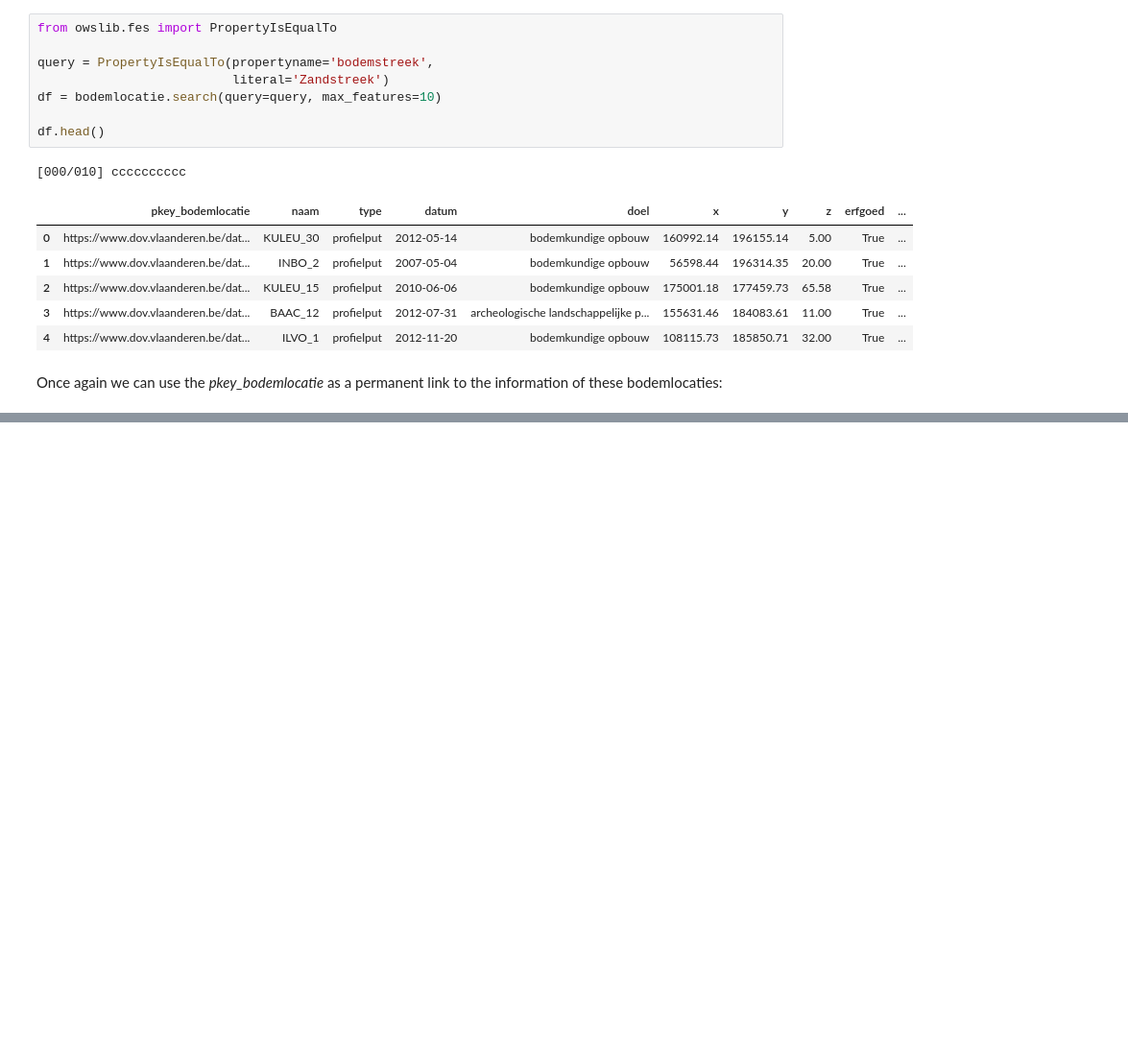
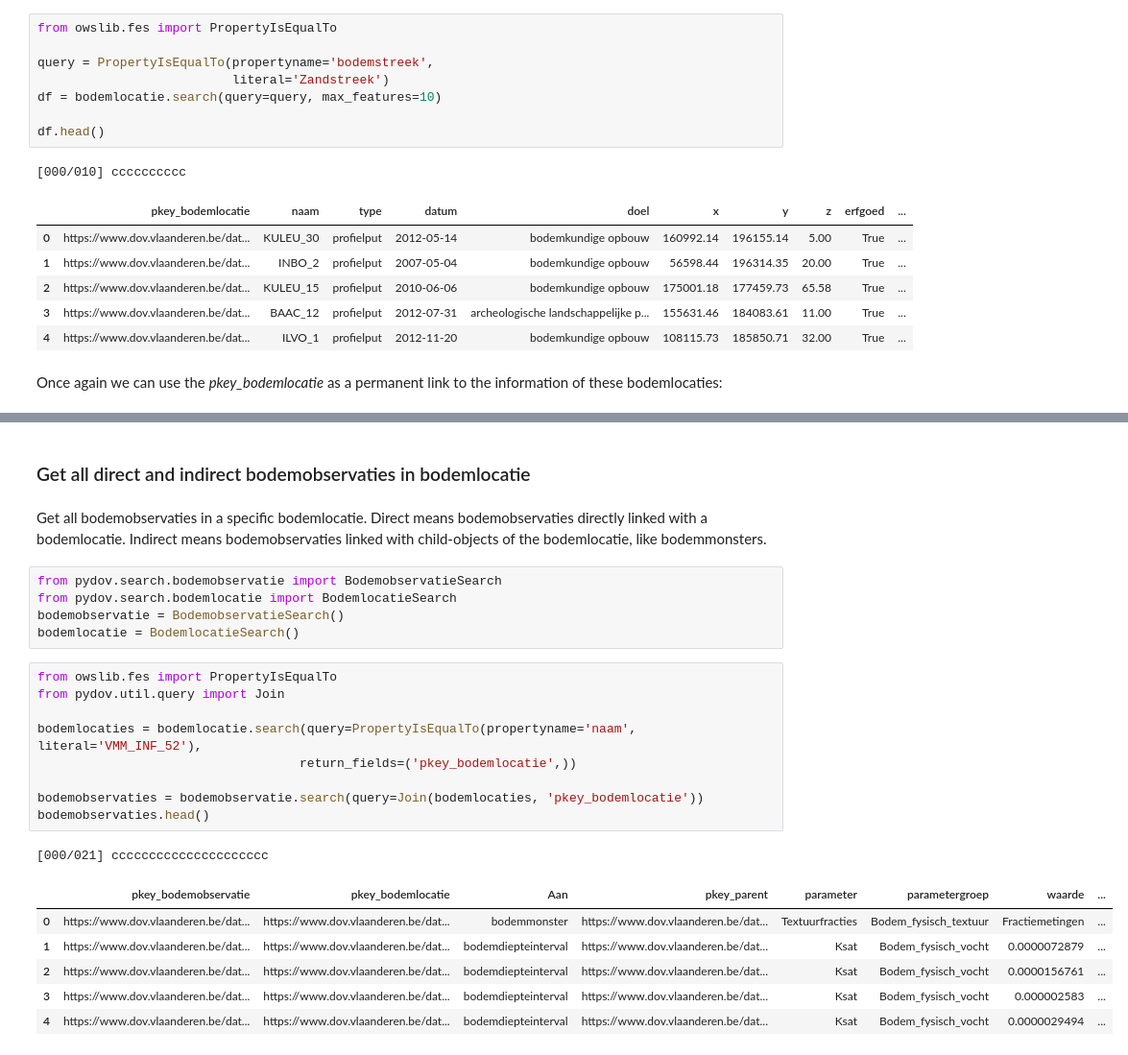
Before and after one commit to DOV-Vlaanderen/pydov, a Jupyter notebook: docs/notebooks/search_bodem.ipynb, the cells around one changed output, grey strips where cells are left out. Shown at 96% size. Cells and saved outputs as stored; diff of their text form; blank space fills up the shorter version.

Commit message:
Notebook examples for bodem

```diff
--- a/docs/notebooks/search_bodem.ipynb
+++ b/docs/notebooks/search_bodem.ipynb
@@ -180,0 +182,28 @@ https://www.dov.vlaanderen.be/data/bodemlocatie/2012-000041
+# %% [markdown]
+### Get all direct and indirect bodemobservaties in bodemlocatie
+# %% [markdown]
+Get all bodemobservaties in a specific bodemlocatie.
+Direct means bodemobservaties directly linked with a bodemlocatie.
+Indirect means bodemobservaties linked with child-objects of the bodemlocatie, like bodemmonsters.
+# %%
+from pydov.search.bodemobservatie import BodemobservatieSearch
+from pydov.search.bodemlocatie import BodemlocatieSearch
+bodemobservatie = BodemobservatieSearch()
+bodemlocatie = BodemlocatieSearch()
+# %%
+from owslib.fes import PropertyIsEqualTo
+from pydov.util.query import Join
+
+bodemlocaties = bodemlocatie.search(query=PropertyIsEqualTo(propertyname='naam', literal='VMM_INF_52'),
+                                   return_fields=('pkey_bodemlocatie',))
+
+bodemobservaties = bodemobservatie.search(query=Join(bodemlocaties, 'pkey_bodemlocatie'))
+bodemobservaties.head()
+# %% [output]
+[000/021] ccccccccccccccccccccc
+|  | pkey_bodemobservatie | pkey_bodemlocatie | Aan | pkey_parent | parameter | parametergroep | waarde | ... |
+| 0 | https://www.dov.vlaanderen.be/dat... | https://www.dov.vlaanderen.be/dat... | bodemmonster | https://www.dov.vlaanderen.be/dat... | Textuurfracties | Bodem_fysisch_textuur | Fractiemetingen | ... |
+| 1 | https://www.dov.vlaanderen.be/dat... | https://www.dov.vlaanderen.be/dat... | bodemdiepteinterval | https://www.dov.vlaanderen.be/dat... | Ksat | Bodem_fysisch_vocht | 0.0000072879 | ... |
+| 2 | https://www.dov.vlaanderen.be/dat... | https://www.dov.vlaanderen.be/dat... | bodemdiepteinterval | https://www.dov.vlaanderen.be/dat... | Ksat | Bodem_fysisch_vocht | 0.0000156761 | ... |
+| 3 | https://www.dov.vlaanderen.be/dat... | https://www.dov.vlaanderen.be/dat... | bodemdiepteinterval | https://www.dov.vlaanderen.be/dat... | Ksat | Bodem_fysisch_vocht | 0.000002583 | ... |
+| 4 | https://www.dov.vlaanderen.be/dat... | https://www.dov.vlaanderen.be/dat... | bodemdiepteinterval | https://www.dov.vlaanderen.be/dat... | Ksat | Bodem_fysisch_vocht | 0.0000029494 | ... |
```
Also changed, not shown: parts of 6 cells of this notebook.
